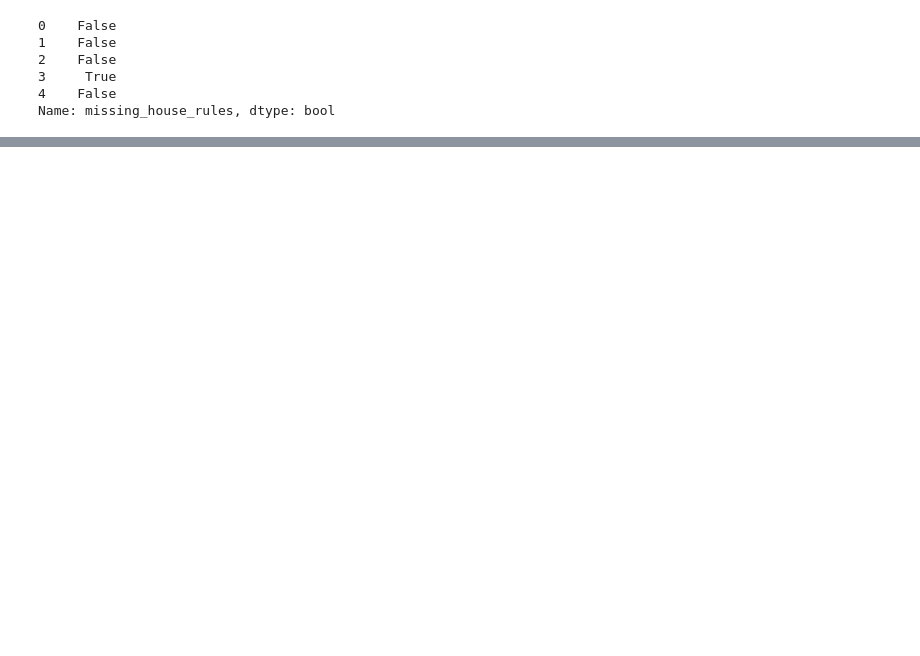
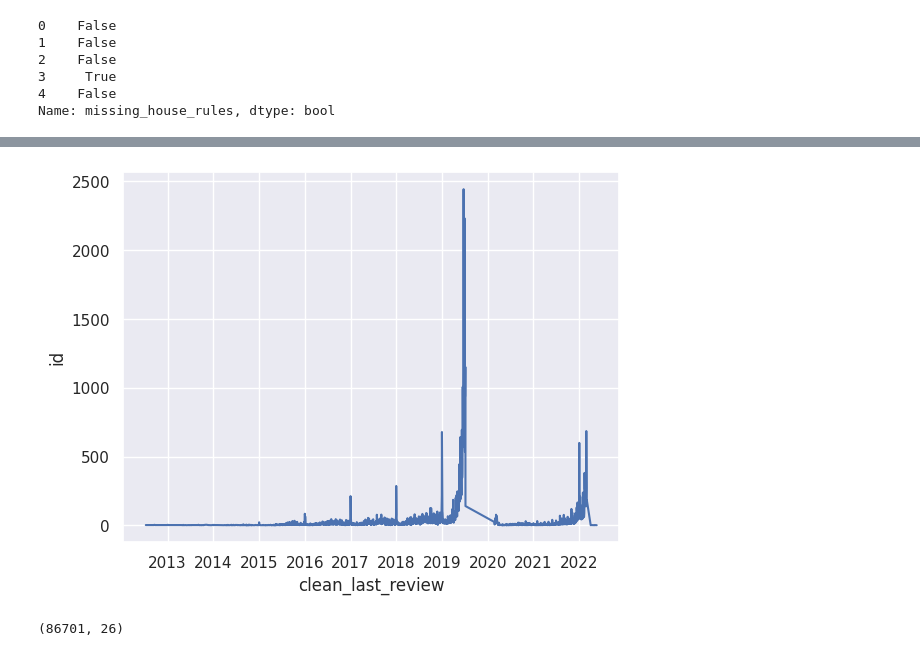
Before and after one commit to rupliwiec/airbnb_analysis, a Jupyter notebook: note.ipynb, the cells around one changed output, grey strips where cells are left out. Saved outputs shown, nothing was run; the diff lists cells and outputs as text; code cells hidden in the pictures; blank space fills up the shorter version.

Commit message:
Clean last review data

```diff
--- a/note.ipynb
+++ b/note.ipynb
@@ -177,0 +182,3 @@ del df['house_rules']
+# %%
+data['clean_last_review']= pd.to_datetime(data['last review'], format='%m/%d/%Y')
+del data['last review']
@@ -177,0 +199,7 @@ del df['house_rules']
+# %%
+data.sort_values(by='clean_last_review', ascending=False, inplace=True)
+# %%
+# Removing outliers
+data= data[data['clean_last_review']<'2023-08-16']
+# %%
+df= data[['clean_last_review', 'id']].groupby('clean_last_review').count().reset_index()
@@ -177,0 +220,10 @@ del df['house_rules']
+# %%
+sns.set_theme(style="darkgrid")
+sns.lineplot(x='clean_last_review', y='id', data=df)
+plt.show()
+# %% [output]
+[figure, added]
+# %%
+data.shape
+# %% [output]
+(86701, 26)
```
Also changed, not shown: parts of 18 cells of this notebook.
